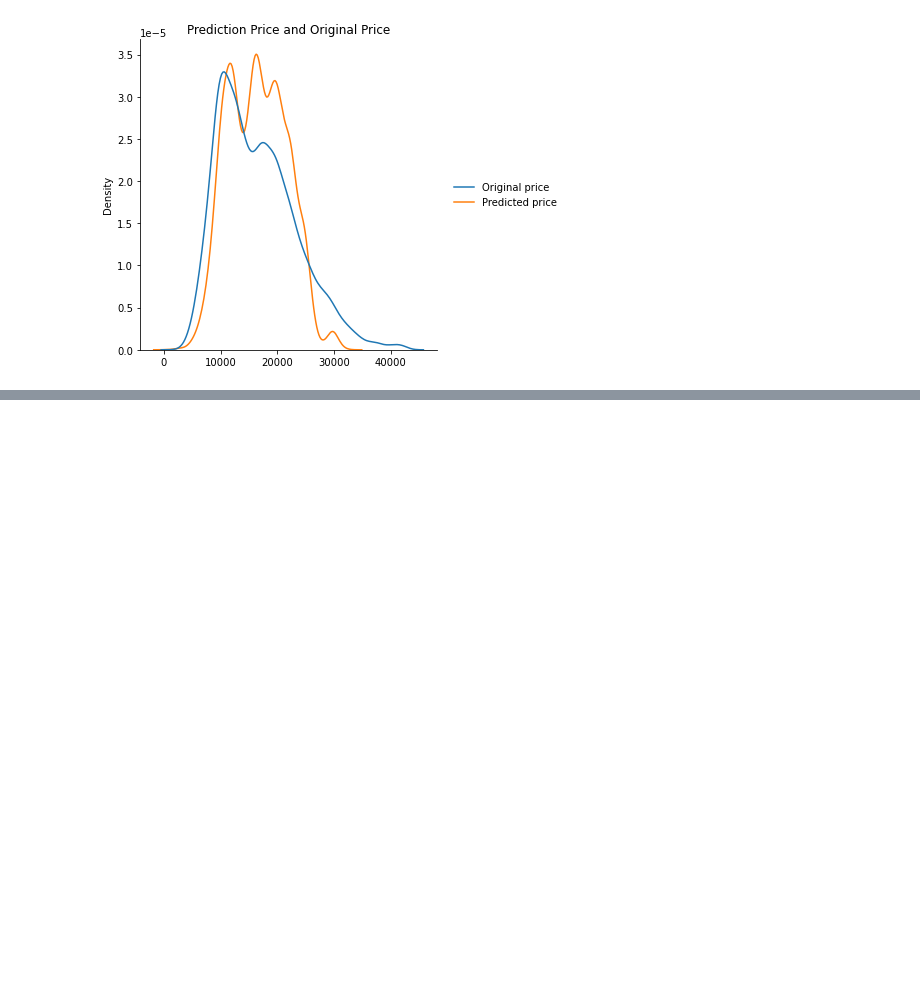
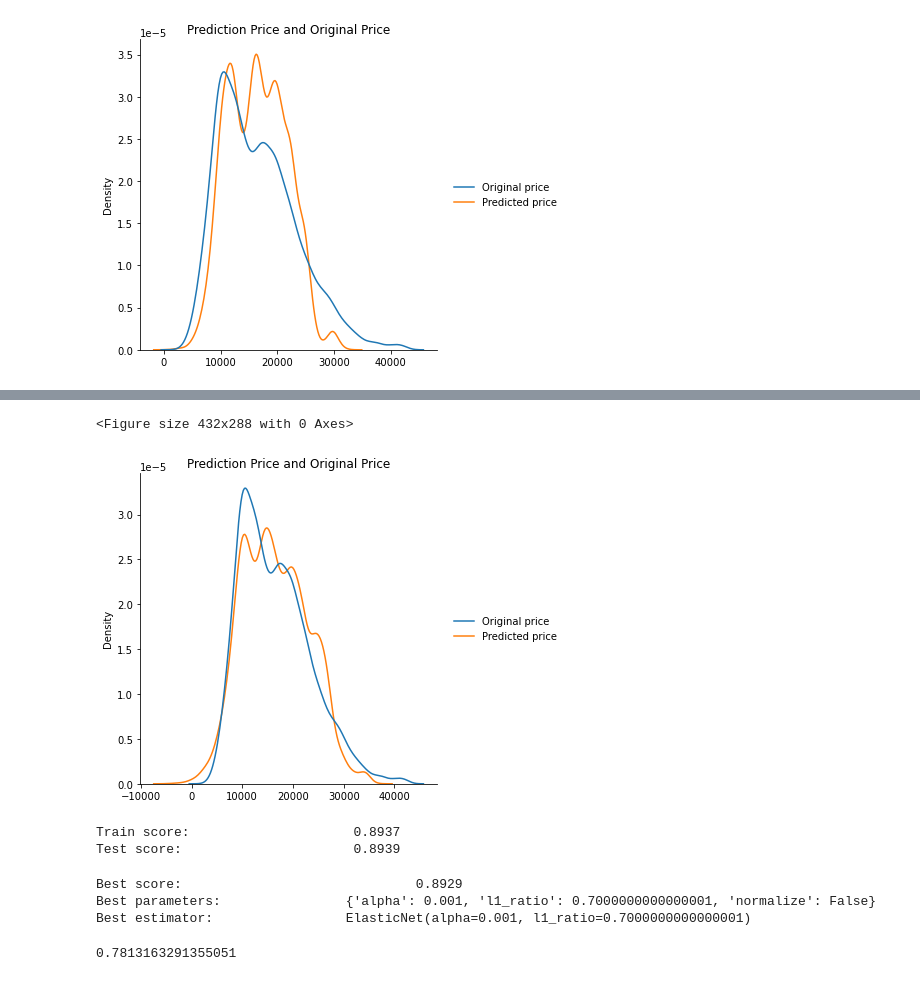
Before and after one commit to kai2128/DM_Assignment, a Jupyter notebook: algorithm/ElasticNet.ipynb, the cells around one changed output, grey strips where cells are left out. Saved outputs shown, nothing was run; the diff lists cells and outputs as text; code cells hidden in the pictures; blank space fills up the shorter version.

```diff
--- a/algorithm/ElasticNet.ipynb
+++ b/algorithm/ElasticNet.ipynb
@@ -31,0 +74,20 @@ from sklearn.grid_search import GridSearchCV
+# %%
+plot_prediction_compare_ori(tuned_en, X_train, y_train)
+# %% [output]
+<Figure size 432x288 with 0 Axes>
+[figure, added]
+# %%
+train_test_report(tuned_en)
+# %% [output]
+Train score:                     0.8937
+Test score:                      0.8939
+# %%
+gs_report(tuned_en)
+# %% [output]
+Best score:                              0.8929
+Best parameters:                {'alpha': 0.001, 'l1_ratio': 0.7000000000000001, 'normalize': False}
+Best estimator:                 ElasticNet(alpha=0.001, l1_ratio=0.7000000000000001)
+# %%
+cross_val_score(en, X, y, cv=5).mean()
+# %% [output]
+0.7813163291355051
```
Also changed, not shown: parts of 9 cells of this notebook, 1 other file.
